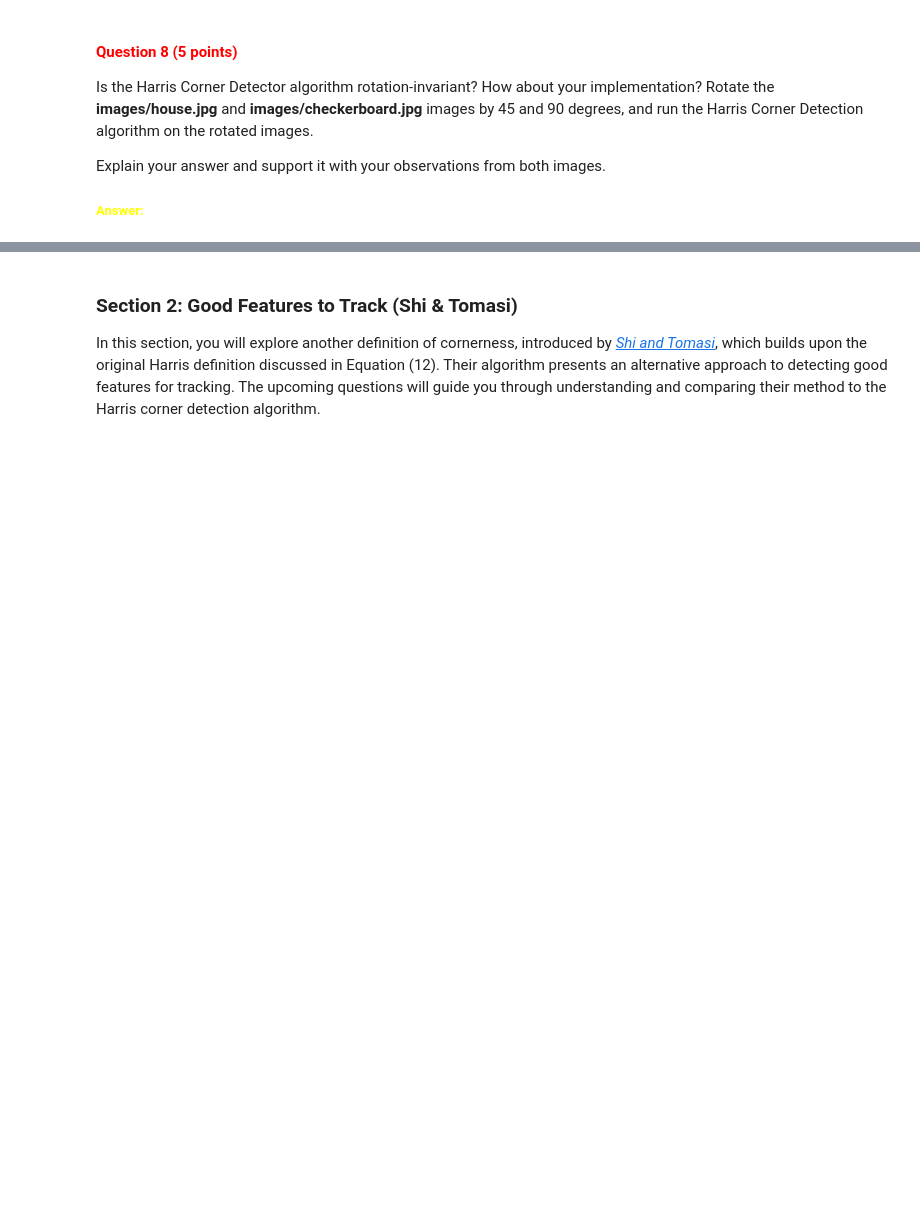
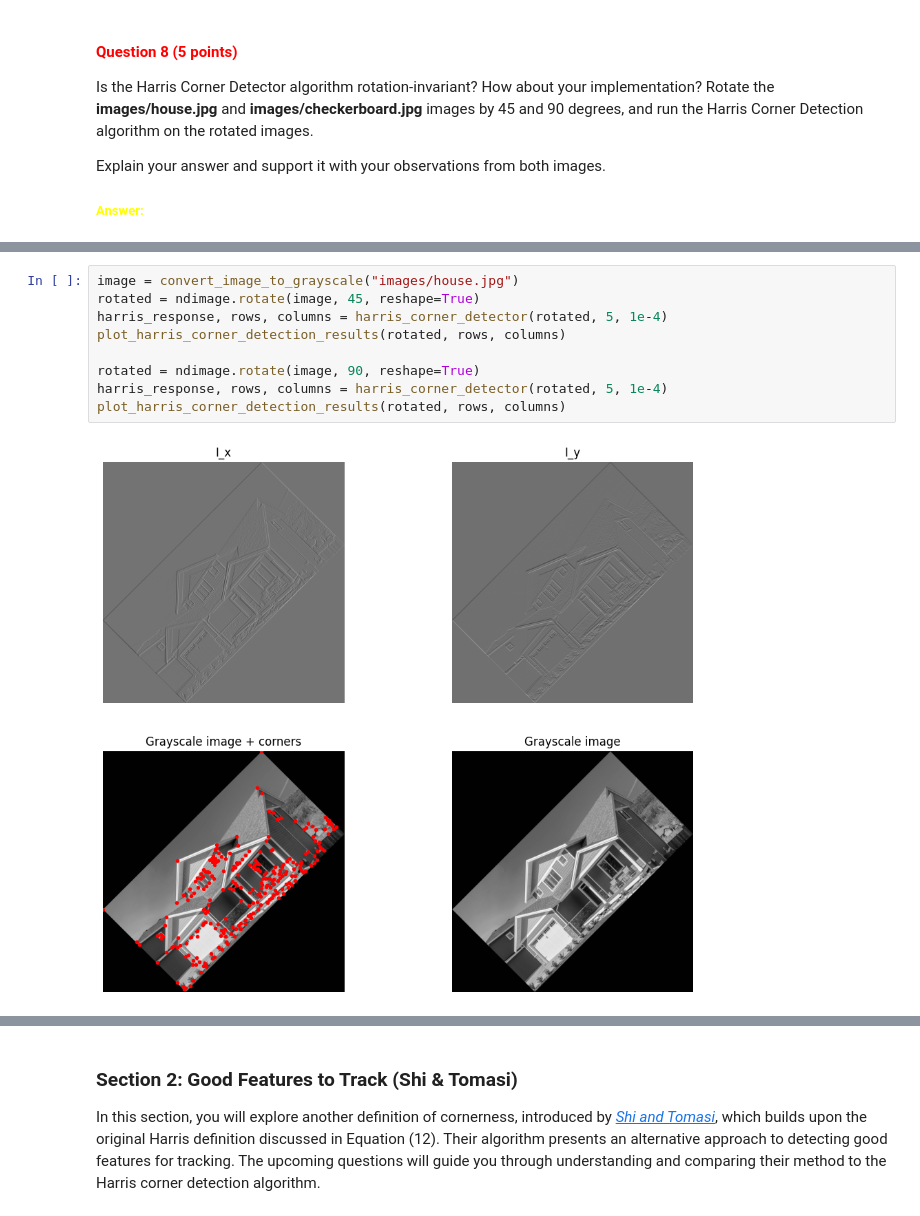
Before and after one commit to CV1Group28/cv1-lab-3, a Jupyter notebook: cv1-lab-3.ipynb, the cells around one changed output, grey strips where cells are left out. Saved outputs shown, nothing was run; the diff lists cells and outputs as text; blank space fills up the shorter version.

```diff
--- a/cv1-lab-3.ipynb
+++ b/cv1-lab-3.ipynb
@@ -382,0 +471,11 @@ Explain your answer and support it with your observations from both images.
+# %%
+image = convert_image_to_grayscale("images/house.jpg")
+rotated = ndimage.rotate(image, 45, reshape=True)
+harris_response, rows, columns = harris_corner_detector(rotated, 5, 1e-4)
+plot_harris_corner_detection_results(rotated, rows, columns)
+
+rotated = ndimage.rotate(image, 90, reshape=True)
+harris_response, rows, columns = harris_corner_detector(rotated, 5, 1e-4)
+plot_harris_corner_detection_results(rotated, rows, columns)
+# %% [output]
+[figure, added]
```
Also changed, not shown: parts of 23 cells of this notebook.
